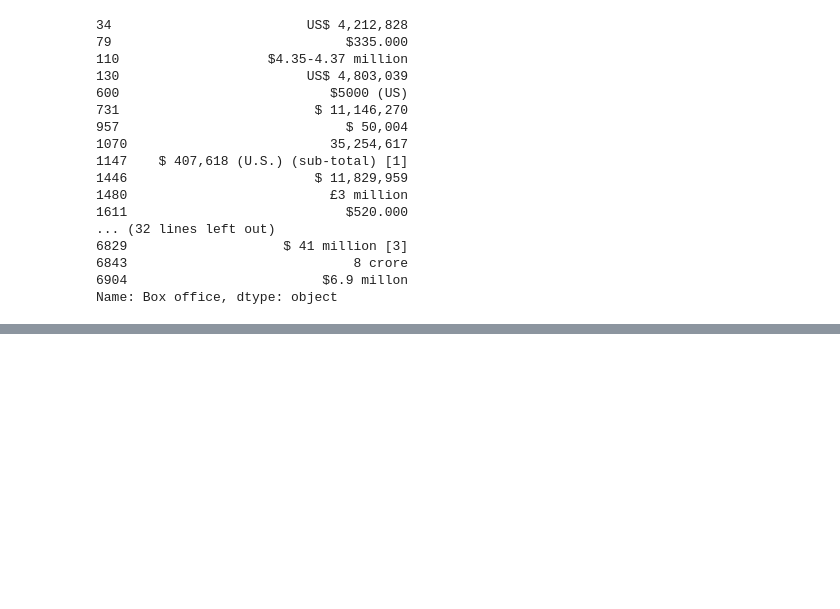
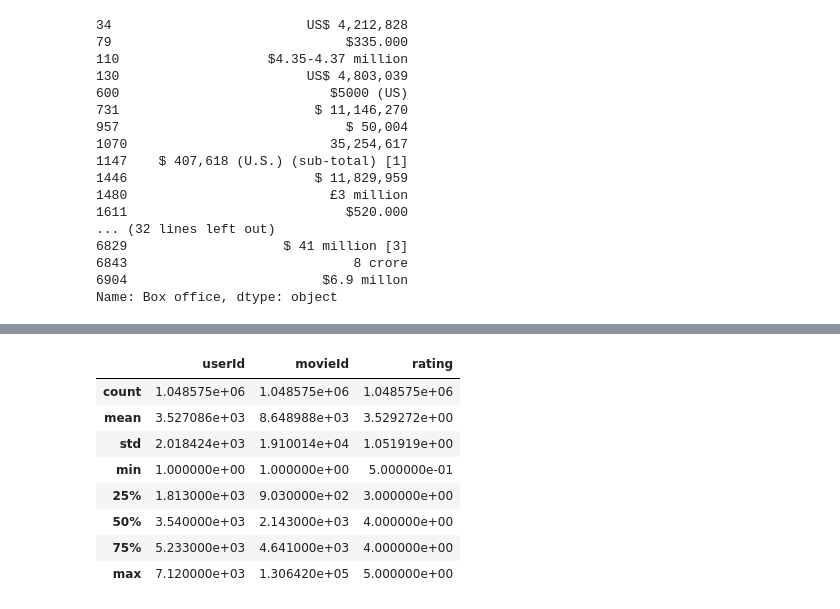
Before and after one commit to cherylberger/movies_ETL, a Jupyter notebook: Wikipedia.ipynb, the cells around one changed output, grey strips where cells are left out. Cells and saved outputs as stored; diff of their text form; code cells hidden in the pictures; blank space fills up the shorter version.

```diff
--- a/Wikipedia.ipynb
+++ b/Wikipedia.ipynb
@@ -627,0 +1167,12 @@ form_one = r'\$\s*\d+\.?\d*\s*[mb]illi?on'
+# %%
+ratings.describe()
+# %% [output]
+|  | userId | movieId | rating |
+| count | 1.048575e+06 | 1.048575e+06 | 1.048575e+06 |
+| mean | 3.527086e+03 | 8.648988e+03 | 3.529272e+00 |
+| std | 2.018424e+03 | 1.910014e+04 | 1.051919e+00 |
+| min | 1.000000e+00 | 1.000000e+00 | 5.000000e-01 |
+| 25% | 1.813000e+03 | 9.030000e+02 | 3.000000e+00 |
+| 50% | 3.540000e+03 | 2.143000e+03 | 4.000000e+00 |
+| 75% | 5.233000e+03 | 4.641000e+03 | 4.000000e+00 |
+| max | 7.120000e+03 | 1.306420e+05 | 5.000000e+00 |
```
Also changed, not shown: parts of 43 cells of this notebook.
